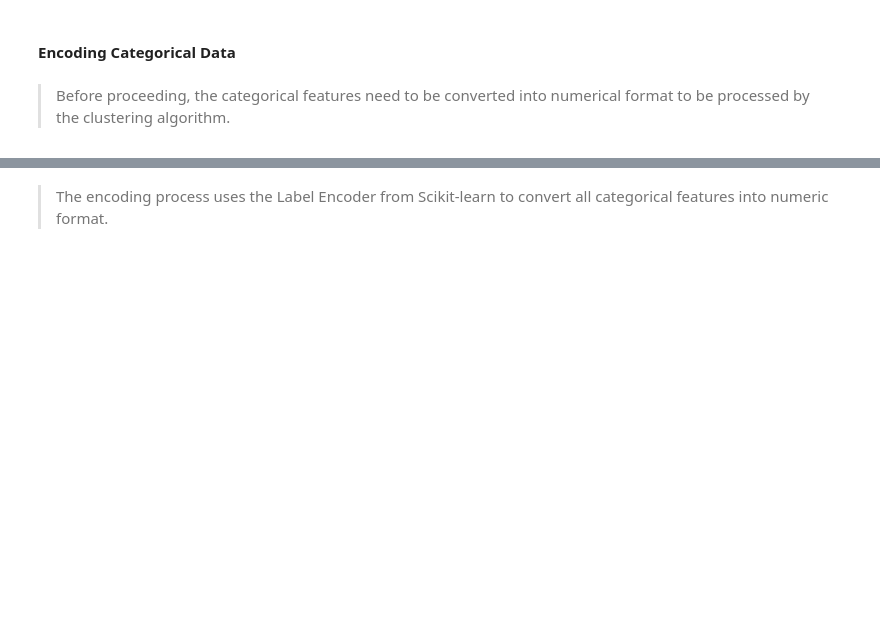
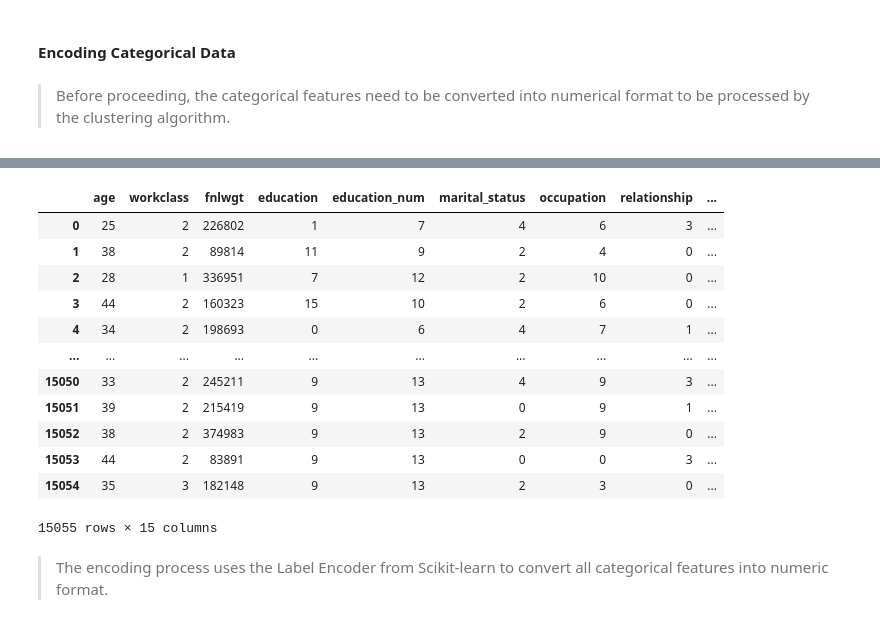
Before and after one commit to Maoelan/adult-income-clustering-classification, a Jupyter notebook: [Clustering] Submission Akhir BMLP_Maulana Muhammad.ipynb, the cells around one changed output, grey strips where cells are left out. Saved outputs shown, nothing was run; the diff lists cells and outputs as text; code cells hidden in the pictures; blank space fills up the shorter version.

```diff
--- a/[Clustering] Submission Akhir BMLP_Maulana Muhammad.ipynb
+++ b/[Clustering] Submission Akhir BMLP_Maulana Muhammad.ipynb
@@ -681,3 +700,19 @@ test_df = encode_categorical(test_df)
+# %%
+original_test_df
+# %% [output]
+|  | age | workclass | fnlwgt | education | education_num | marital_status | occupation | relationship | ... |
+| 0 | 25 | 2 | 226802 | 1 | 7 | 4 | 6 | 3 | ... |
+| 1 | 38 | 2 | 89814 | 11 | 9 | 2 | 4 | 0 | ... |
+| 2 | 28 | 1 | 336951 | 7 | 12 | 2 | 10 | 0 | ... |
+| 3 | 44 | 2 | 160323 | 15 | 10 | 2 | 6 | 0 | ... |
+| 4 | 34 | 2 | 198693 | 0 | 6 | 4 | 7 | 1 | ... |
+| ... | ... | ... | ... | ... | ... | ... | ... | ... | ... |
+| 15050 | 33 | 2 | 245211 | 9 | 13 | 4 | 9 | 3 | ... |
+| 15051 | 39 | 2 | 215419 | 9 | 13 | 0 | 9 | 1 | ... |
+| 15052 | 38 | 2 | 374983 | 9 | 13 | 2 | 9 | 0 | ... |
+| 15053 | 44 | 2 | 83891 | 9 | 13 | 0 | 0 | 3 | ... |
+| 15054 | 35 | 3 | 182148 | 9 | 13 | 2 | 3 | 0 | ... |
+15055 rows × 15 columns
 # %% [markdown]
 > The encoding process uses the Label Encoder from Scikit-learn to convert all categorical features into numeric format.
 # %% [markdown]
```
Also changed, not shown: parts of 11 cells of this notebook, 8 other files.
